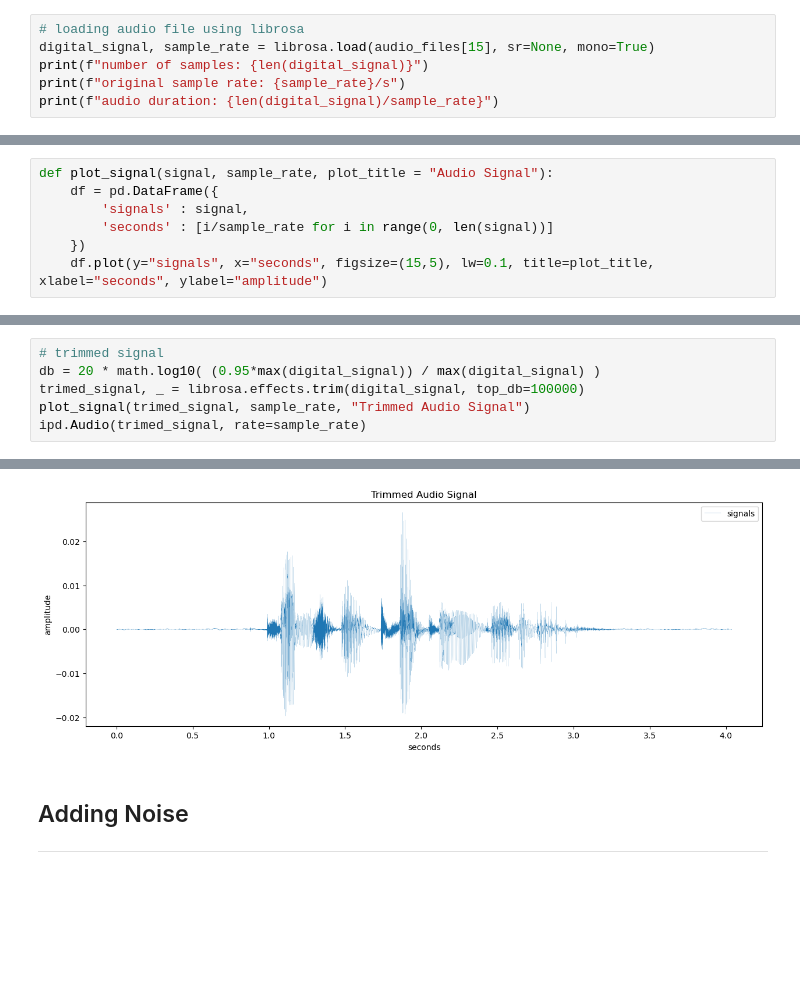
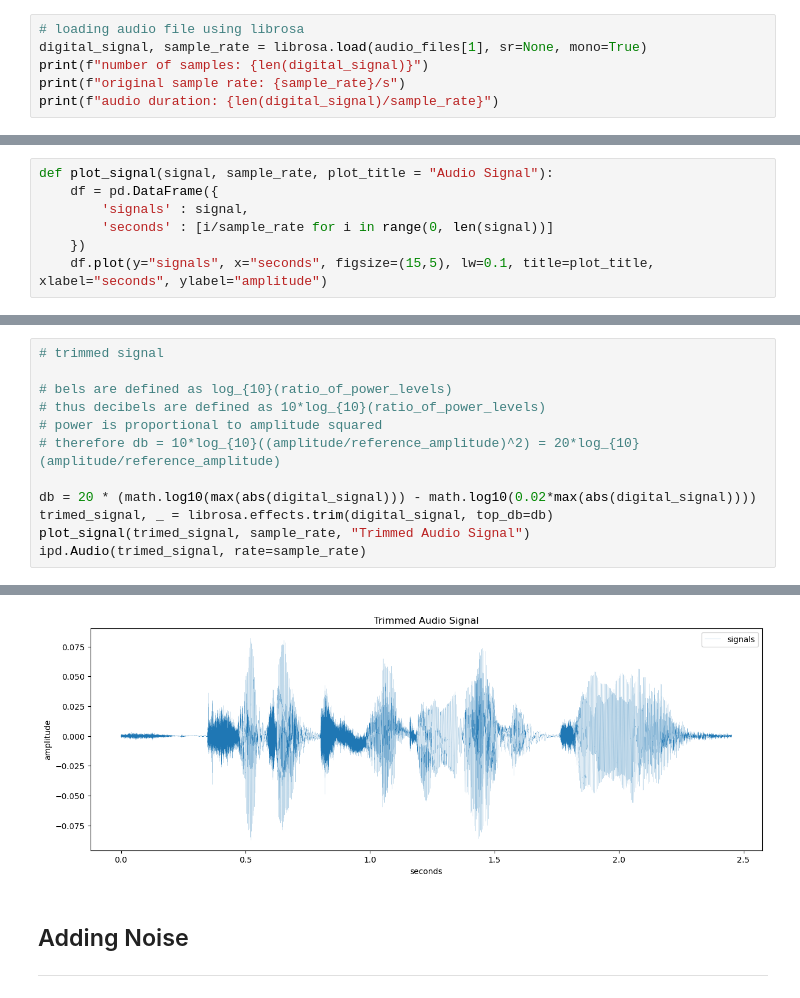
Before and after one commit to Syed-A-Naqvi/audiomorph, a Jupyter notebook: test.ipynb, the cells around one changed output, grey strips where cells are left out. Drawn from its saved outputs; the diff is of its cells as text; blank space fills up the shorter version.

```diff
--- a/test.ipynb
+++ b/test.ipynb
@@ -98,7 +98,7 @@ print(len(audio_files))
 360
 # %%
 # loading audio file using librosa
-digital_signal, sample_rate = librosa.load(audio_files[15], sr=None, mono=True)
+digital_signal, sample_rate = librosa.load(audio_files[1], sr=None, mono=True)
 print(f"number of samples: {len(digital_signal)}")
 print(f"original sample rate: {sample_rate}/s")
 print(f"audio duration: {len(digital_signal)/sample_rate}")
@@ -132,12 +132,18 @@ ipd.Audio(digital_signal, rate=sample_rate)
 # %%
 # trimmed signal
-db = 20 * math.log10( (0.95*max(digital_signal)) / max(digital_signal) )
-trimed_signal, _ = librosa.effects.trim(digital_signal, top_db=100000)
+
+# bels are defined as log_{10}(ratio_of_power_levels)
+# thus decibels are defined as 10*log_{10}(ratio_of_power_levels)
+# power is proportional to amplitude squared
+# therefore db = 10*log_{10}((amplitude/reference_amplitude)^2) = 20*log_{10}(amplitude/reference_amplitude)
+
+db = 20 * (math.log10(max(abs(digital_signal))) - math.log10(0.02*max(abs(digital_signal))))
+trimed_signal, _ = librosa.effects.trim(digital_signal, top_db=db)
 plot_signal(trimed_signal, sample_rate, "Trimmed Audio Signal")
 ipd.Audio(trimed_signal, rate=sample_rate)
 # %% [output]
 [interactive output not drawn]
-[figure, old version]
+[figure, new version]
 # %% [markdown]
 ## Adding Noise
 ---
```
Also changed, not shown: parts of 5 cells of this notebook.
